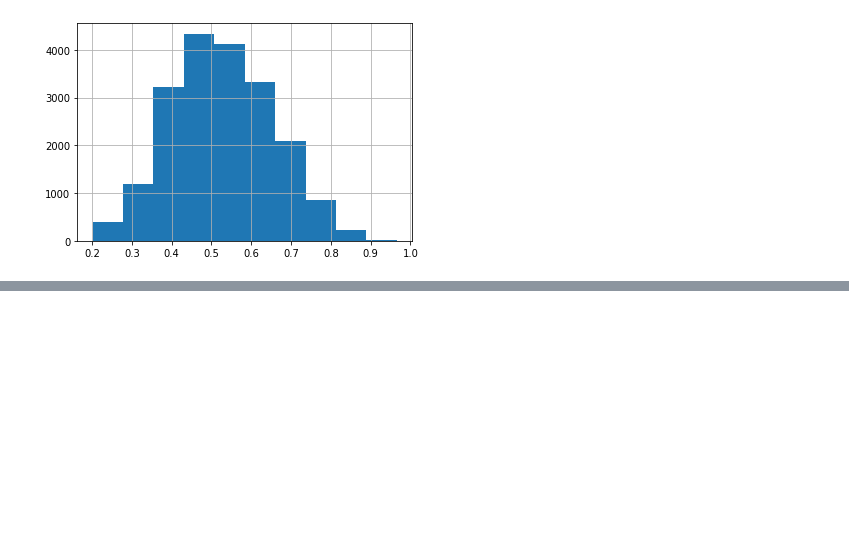
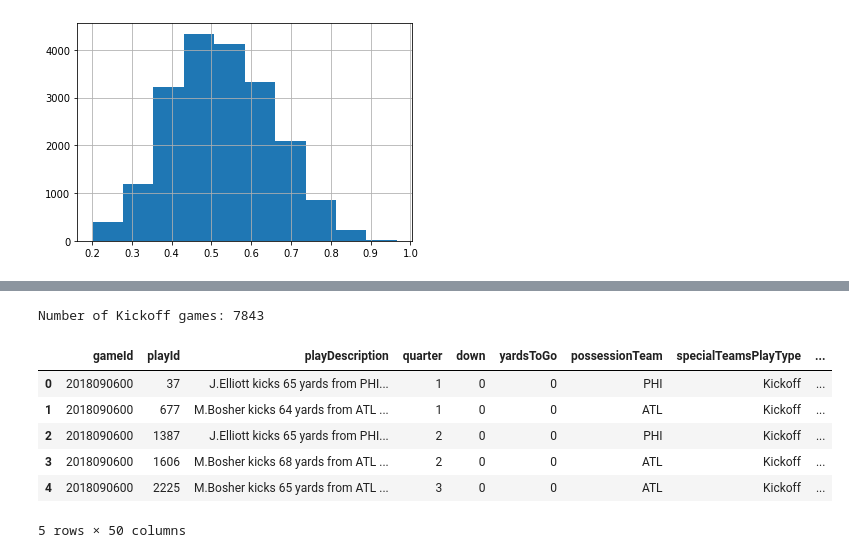
Before and after one commit to icowen/big-data-bowl-2022, a Jupyter notebook: eda.ipynb, the cells around one changed output, grey strips where cells are left out. Drawn from its saved outputs; the diff is of its cells as text; code cells hidden in the pictures; blank space fills up the shorter version.

```diff
--- a/eda.ipynb
+++ b/eda.ipynb
@@ -72,0 +79,4 @@ plays.head()
+# %%
+plays = plays.merge(games, on='gameId')
+plays['is_home_offense'] = plays['possessionTeam'] == plays['homeTeamAbbr']
+plays.head()
@@ -521,7 +545,5 @@ Index(['gameId', 'playId', 'playDescription', 'quarter', 'down', 'yardsToGo',
       dtype='object')
 # %%
-plays = plays.merge(games[['gameId', 'homeTeamAbbr']], on='gameId', how='left')
-plays['is_home_offense'] = plays['possessionTeam'] == plays['homeTeamAbbr']
 plays.loc[plays['is_home_offense'], 'score_diff'] = plays['preSnapHomeScore'] - plays['preSnapVisitorScore']
 plays.loc[~plays['is_home_offense'], 'score_diff'] = plays['preSnapVisitorScore'] - plays['preSnapHomeScore']
 # %%
@@ -699,0 +740,20 @@ plays['excitement_score_v3'].hist()
+# %%
+kickoffs = plays[plays['specialTeamsPlayType']=='Kickoff'].reset_index(drop=True)
+
+print(f'Number of Kickoff games: {len(kickoffs.index)}')
+# %% [output]
+Number of Kickoff games: 7843
+# %%
+encoder = OneHotEncoder(handle_unknown='ignore', sparse=False)
+transformed = encoder.fit_transform(kickoffs[['specialTeamsResult']])
+ohe_df = pd.DataFrame(transformed, columns=[x.split('_')[1] for x in encoder.get_feature_names()])
+kickoffs = pd.concat([kickoffs, ohe_df], axis=1)
+kickoffs.head()
+# %% [output]
+|  | gameId | playId | playDescription | quarter | down | yardsToGo | possessionTeam | specialTeamsPlayType | ... |
+| 0 | 2018090600 | 37 | J.Elliott kicks 65 yards from PHI... | 1 | 0 | 0 | PHI | Kickoff | ... |
+| 1 | 2018090600 | 677 | M.Bosher kicks 64 yards from ATL ... | 1 | 0 | 0 | ATL | Kickoff | ... |
+| 2 | 2018090600 | 1387 | J.Elliott kicks 65 yards from PHI... | 2 | 0 | 0 | PHI | Kickoff | ... |
+| 3 | 2018090600 | 1606 | M.Bosher kicks 68 yards from ATL ... | 2 | 0 | 0 | ATL | Kickoff | ... |
+| 4 | 2018090600 | 2225 | M.Bosher kicks 65 yards from ATL ... | 3 | 0 | 0 | ATL | Kickoff | ... |
+5 rows × 50 columns
```
Also changed, not shown: parts of 23 cells of this notebook, 16 other files.
